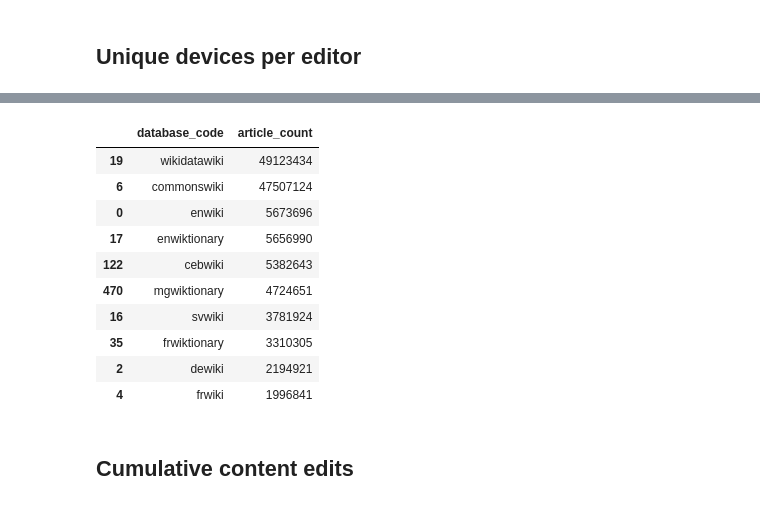
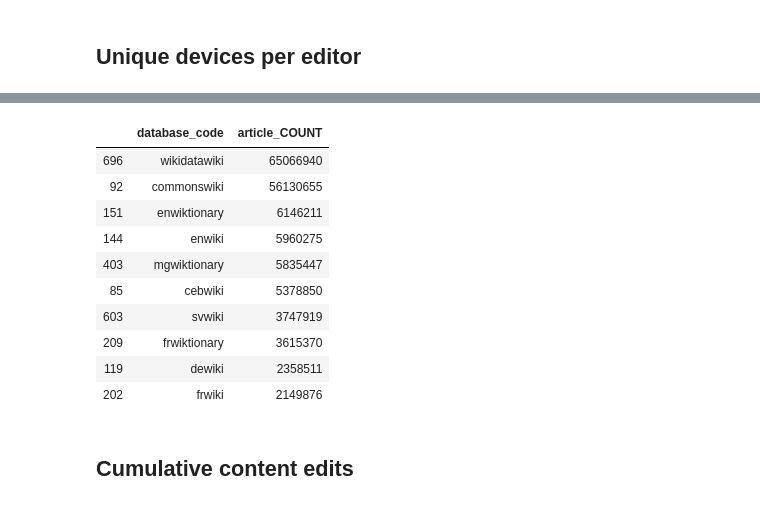
Before and after one commit to wikimedia-research/wiki-comparison, a Jupyter notebook: data-collection/data-collection.ipynb, the cells around one changed output, grey strips where cells are left out. Saved outputs shown, nothing was run; the diff lists cells and outputs as text; code cells hidden in the pictures.

```diff
--- a/data-collection/data-collection.ipynb
+++ b/data-collection/data-collection.ipynb
@@ -635,2 +726,3 @@ wikis = wikis.replace([np.inf], 0)
 # %%
-wikis_list = wikis["wiki"].tolist()
+#wikis_list = wikis["wiki"].tolist()
+wikis_list = wikis["database_code"].tolist()
@@ -644,17 +729,28 @@ from site_stats
+# %%
+wikis_list_not_working = ['alswiktionary', 'alswikibooks', 'alswikiquote', 'mowiki', 'mowiktionary']
+# %%
+wikis_list_clean = [x for x in wikis_list if x not in wikis_list_not_working]
+# %%
+ac = wmf.mariadb.run("""
+SELECT
+    database() AS database_code,
+    ss_good_articles AS article_COUNT
+FROM site_stats
+""", (wikis_list_clean))
 # %%
-top_10(ac, "article_count")
+top_10(ac, "article_COUNT")
 # %% [output]
-|  | database_code | article_count |
-| 19 | wikidatawiki | 49123434 |
-| 6 | commonswiki | 47507124 |
-| 0 | enwiki | 5673696 |
-| 17 | enwiktionary | 5656990 |
-| 122 | cebwiki | 5382643 |
-| 470 | mgwiktionary | 4724651 |
-| 16 | svwiki | 3781924 |
-| 35 | frwiktionary | 3310305 |
-| 2 | dewiki | 2194921 |
-| 4 | frwiki | 1996841 |
+|  | database_code | article_COUNT |
+| 696 | wikidatawiki | 65066940 |
+| 92 | commonswiki | 56130655 |
+| 151 | enwiktionary | 6146211 |
+| 144 | enwiki | 5960275 |
+| 403 | mgwiktionary | 5835447 |
+| 85 | cebwiki | 5378850 |
+| 603 | svwiki | 3747919 |
+| 209 | frwiktionary | 3615370 |
+| 119 | dewiki | 2358511 |
+| 202 | frwiki | 2149876 |
 # %%
 merge_in(ac)
 # %% [markdown]
```
Also changed, not shown: parts of 59 cells of this notebook.
